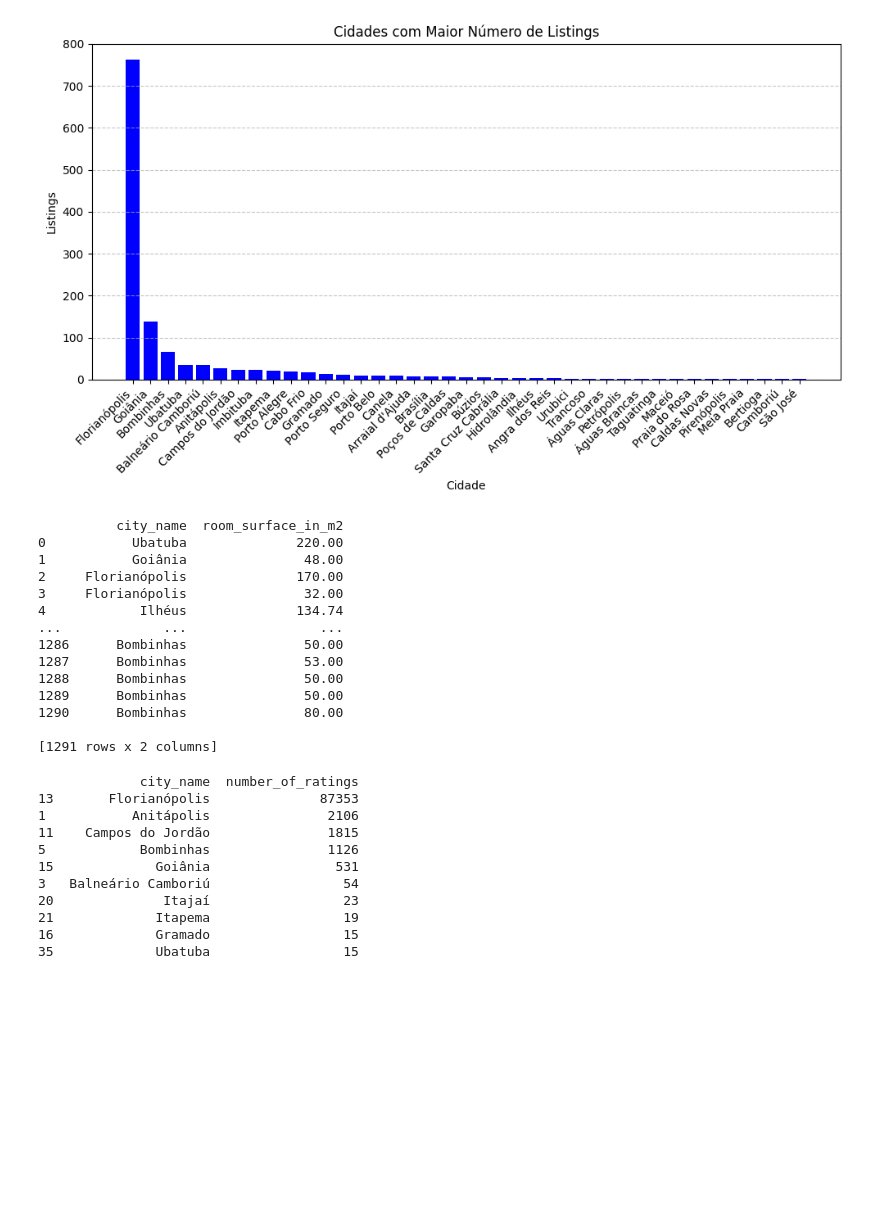
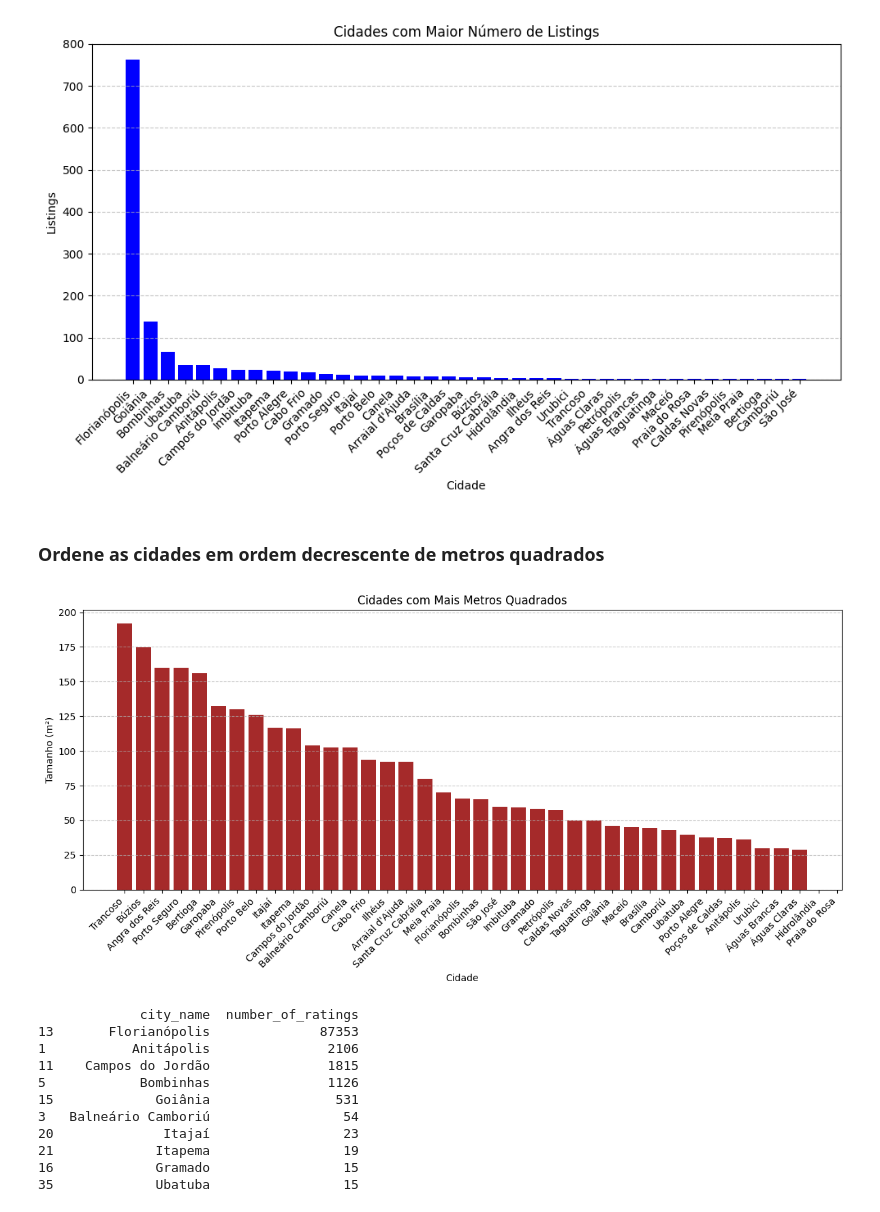
Before and after one commit to JoaoADAP/seazone-data-challenge, a Jupyter notebook: seazone-data-challenge.ipynb, the cells around one changed output. Cells and saved outputs as stored; diff of their text form; code cells hidden in the pictures; blank space fills up the shorter version.

Commit message:
Kaggle Notebook | seazone_data_challenge | Version 2

```diff
--- a/seazone-data-challenge.ipynb
+++ b/seazone-data-challenge.ipynb
@@ -34,0 +39,9 @@ imoveis = pd.merge(details, ratings, on='hotel_id')   #Juntando os dois arquivos
+# %%
+# Remove features desnecessárias para análise
+details_filtrado = details.drop(columns=['Unnamed: 0'])
+ratings_filtrado = ratings.drop(columns=['Unnamed: 0'])
+
+# Droping data que possui quantidade insignificante de missing values
+ratings_filtrado1 = ratings_filtrado.dropna(subset=['Total'])
+# %%
+imoveis = pd.merge(details_filtrado, ratings_filtrado, on='hotel_id')   #Juntando os dois arquivos csv
@@ -74,29 +81,28 @@ plt.tight_layout()
 plt.show()
 # %% [output]
 [figure]
-# %%
-#Ordene as cidades em ordem decrescente de metros quadrados
-
-imoveis1 = imoveis[['city_name', 'room_surface_in_m2']]
-
-print(imoveis1)
-
-#Nao entendi a pergunta, mas penso em fazer a media do room surface de todos os ap da cidade e depois comparar entre as cidades
-# %% [output]
-          city_name  room_surface_in_m2
-0           Ubatuba              220.00
-1           Goiânia               48.00
-2     Florianópolis              170.00
-3     Florianópolis               32.00
-4            Ilhéus              134.74
-...             ...                 ...
-1286      Bombinhas               50.00
-1287      Bombinhas               53.00
-1288      Bombinhas               50.00
-1289      Bombinhas               50.00
-1290      Bombinhas               80.00
-
-[1291 rows x 2 columns]
+# %% [markdown]
+### Ordene as cidades em ordem decrescente de metros quadrados
+# %%
+tamanho = imoveis[['city_name', 'room_surface_in_m2']]
+tamanho = imoveis[['city_name', 'room_surface_in_m2']].groupby('city_name').mean().reset_index()
+tamanho = tamanho.sort_values(by='room_surface_in_m2', ascending=False)
+
+plt.figure(figsize = (12,6))
+plt.bar(tamanho['city_name'], tamanho['room_surface_in_m2'], color='brown')
+plt.title('Cidades com Mais Metros Quadrados')
+plt.xlabel('Cidade')
+plt.ylabel('Tamanho (m²)')
+
+plt.grid(axis='y', linestyle='--', alpha=0.7)
+plt.xticks(rotation=45, ha='right')
+plt.tight_layout()
+
+plt.show()
+
+#Nao entendi a pergunta, mas penso em fazer a media do room surface de todos os ap da cidade e depois comparar entre as cidades
+# %% [output]
+[figure, added]
 # %%
 #Quais cidades têm mais avaliações?
 
```
Also changed, not shown: parts of 27 cells of this notebook.
